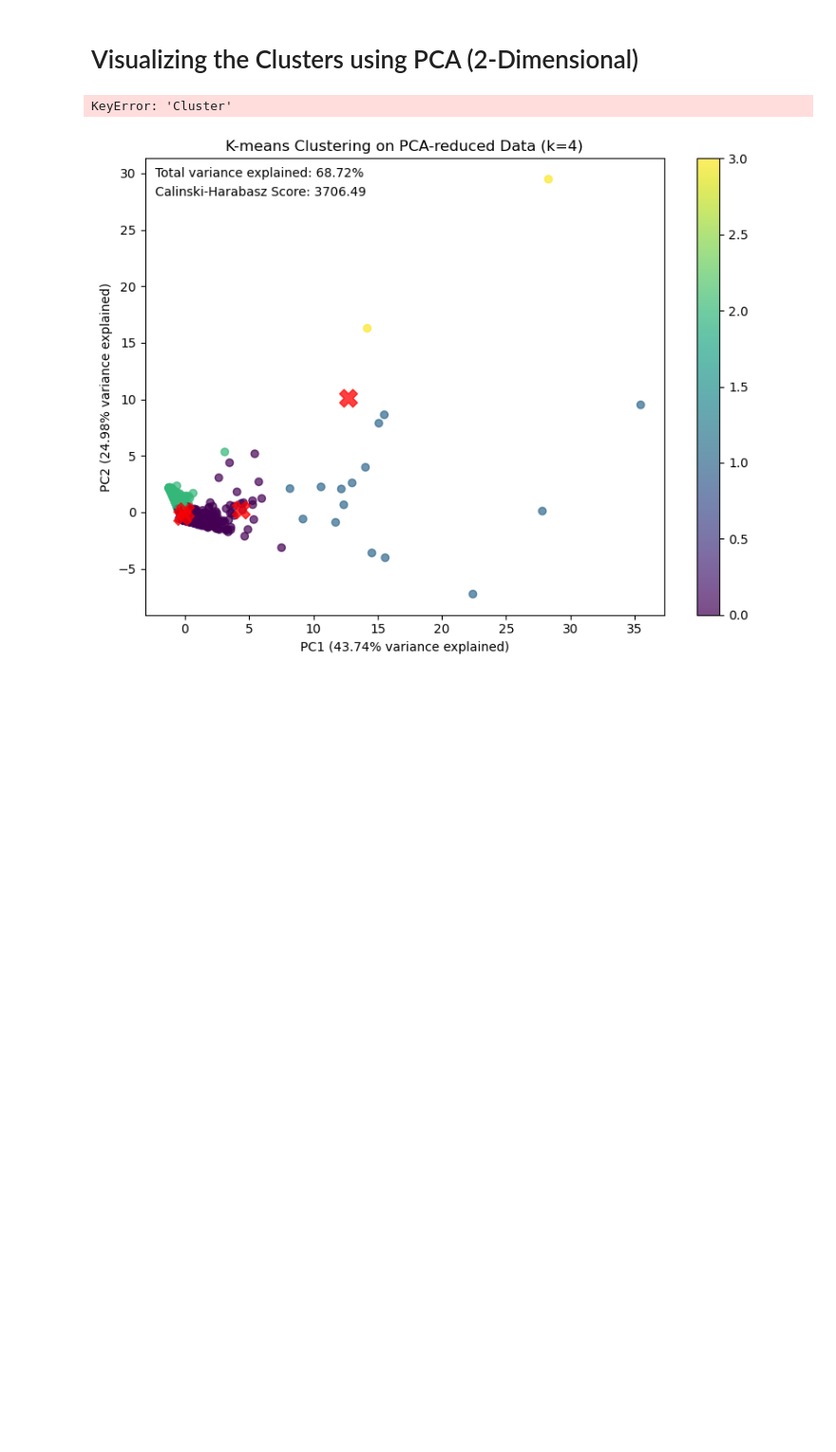
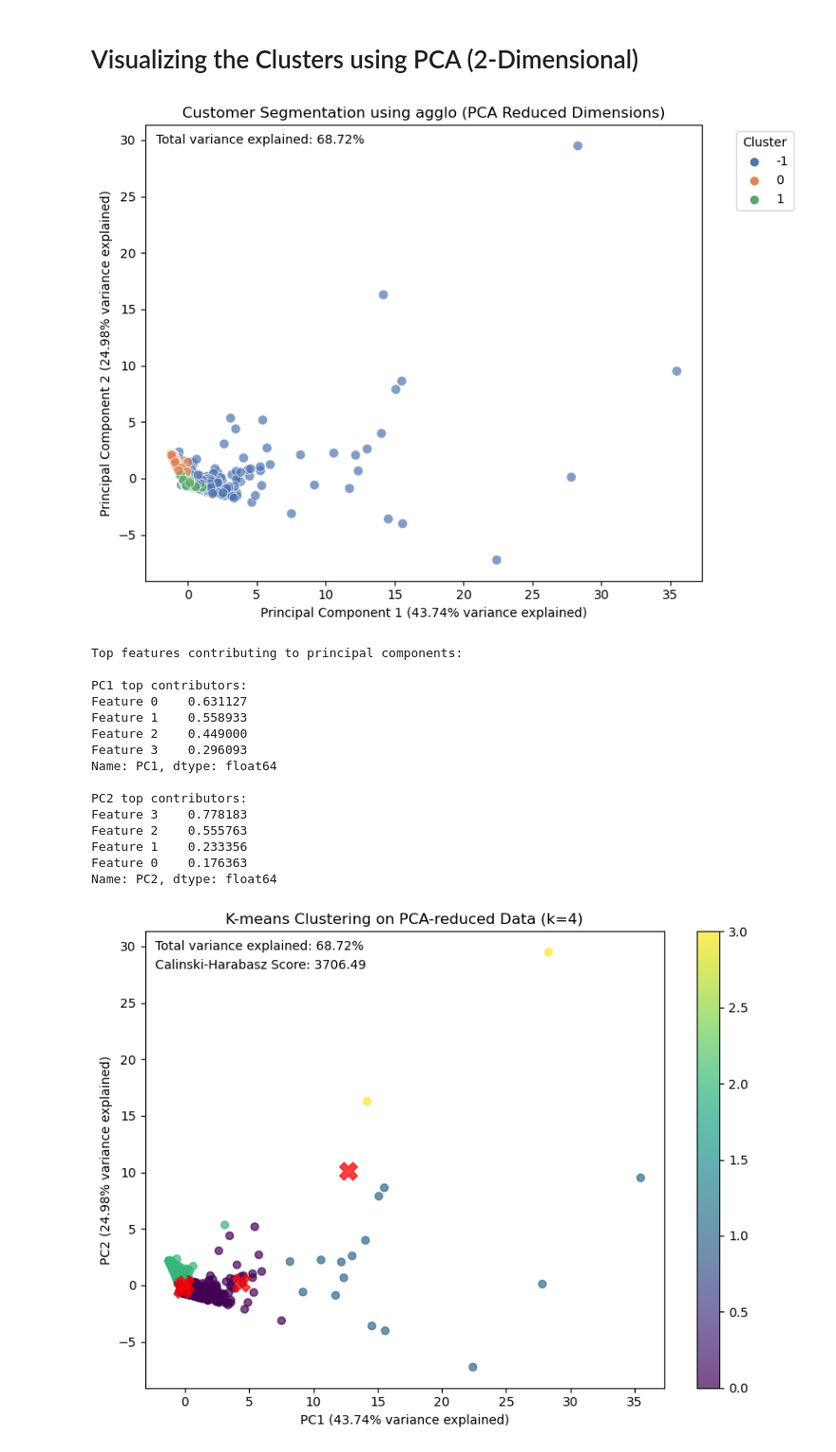
Before and after one commit to EOsamau/DS-Projects, a Jupyter notebook: Customer Segmentation/customer_segmentation.ipynb, the cells around one changed output. Shown at 95% size. Cells and saved outputs as stored; diff of their text form; code cells hidden in the pictures; blank space fills up the shorter version.

Commit message:
To Check PCA Cluster Labels

```diff
--- a/Customer Segmentation/customer_segmentation.ipynb
+++ b/Customer Segmentation/customer_segmentation.ipynb
@@ -381,6 +381,8 @@ plt.show()
 import matplotlib.pyplot as plt
 import seaborn as sns
 from sklearn.decomposition import PCA
+
+customer_data['Cluster'] = cluster_labels   #Check
 
 def plot_pca_clusters(scaled_data, cluster_labels, best_algorithm):
     # Reducing the dimensionality to 2D using PCA
@@ -389,7 +391,7 @@ def plot_pca_clusters(scaled_data, cluster_labels, best_algorithm):
 
 
     pca_df = pd.DataFrame(data=pca_data, columns=['PC1', 'PC2'])
-    cluster_labels = pca_df['Cluster']
+    pca_df['Cluster'] =  cluster_labels
 
 
     plt.figure(figsize=(8, 6))
@@ -401,34 +403,49 @@ def plot_pca_clusters(scaled_data, cluster_labels, best_algorithm):
 
 
     plt.legend(title='Cluster', bbox_to_anchor=(1.05, 1), loc='upper left')
 
 
     total_var = pca.explained_variance_ratio_.sum()
     plt.annotate(f'Total variance explained: {total_var:.2%}',
                  xy=(0.02, 0.98), xycoords='axes fraction',
                  fontsize=10, ha='left', va='top')
 
     plt.tight_layout()
     plt.savefig('pca2d.png', dpi=300, bbox_inches='tight')
     plt.show()
 
 
     print("\nTop features contributing to principal components:")
     feature_importance = pd.DataFrame(
         pca.components_.T,
         columns=[f'PC{i+1}' for i in range(2)],
         index=scaled_data.columns if hasattr(scaled_data, 'columns') else [f'Feature {i}' for i in range(scaled_data.shape[1])]
     ).abs()
 
     for i in range(2):
         print(f"\nPC{i+1} top contributors:")
         print(feature_importance[f'PC{i+1}'].nlargest(5))
 
 
 
 plot_pca_clusters(scaled_data, cluster_labels, best_algorithm[0])
 # %% [output]
+[figure, added]
-KeyError: 'Cluster'
+Top features contributing to principal components:
+
+PC1 top contributors:
+Feature 0    0.631127
+Feature 1    0.558933
+Feature 2    0.449000
+Feature 3    0.296093
+Name: PC1, dtype: float64
+
+PC2 top contributors:
+Feature 3    0.778183
+Feature 2    0.555763
+Feature 1    0.233356
+Feature 0    0.176363
+Name: PC2, dtype: float64
 # %%
 
 def pca_kmeans_analysis(scaled_data, n_components=2, n_clusters=4, random_state=42):
```
